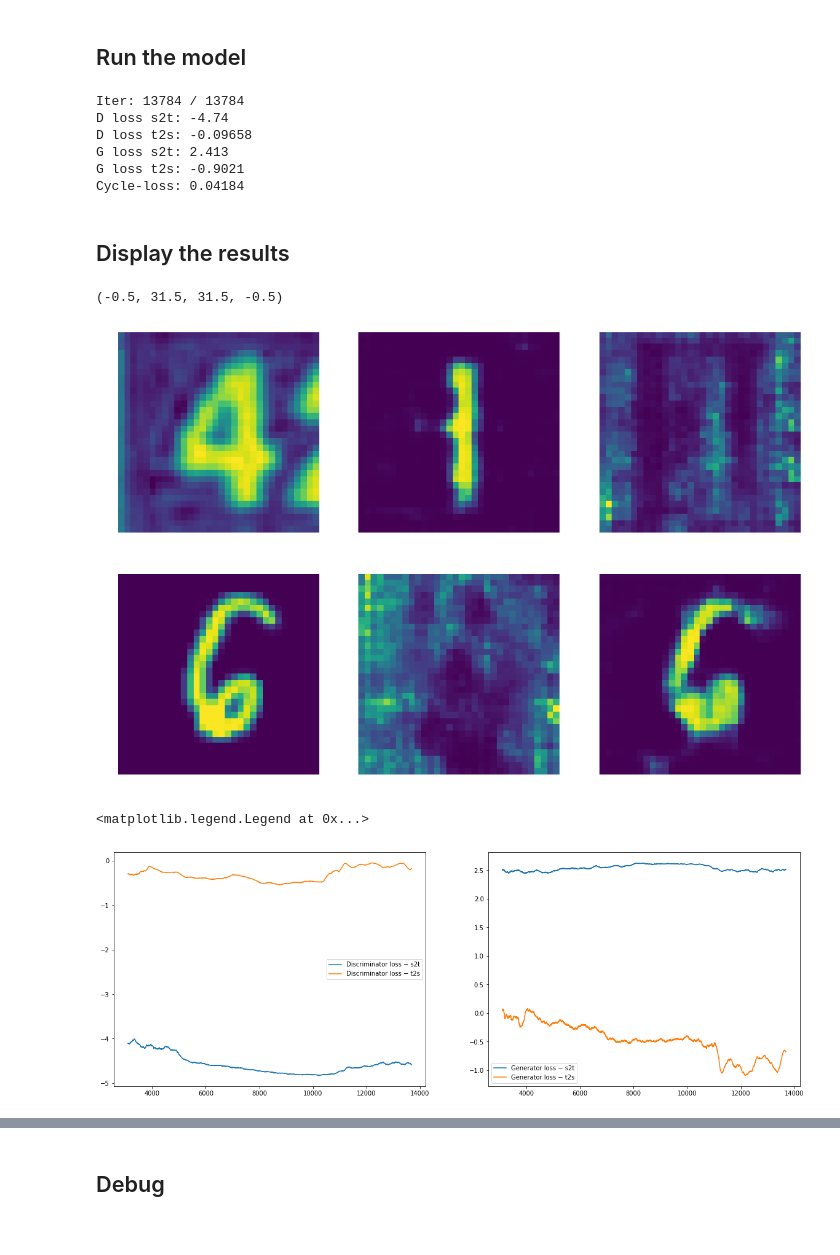
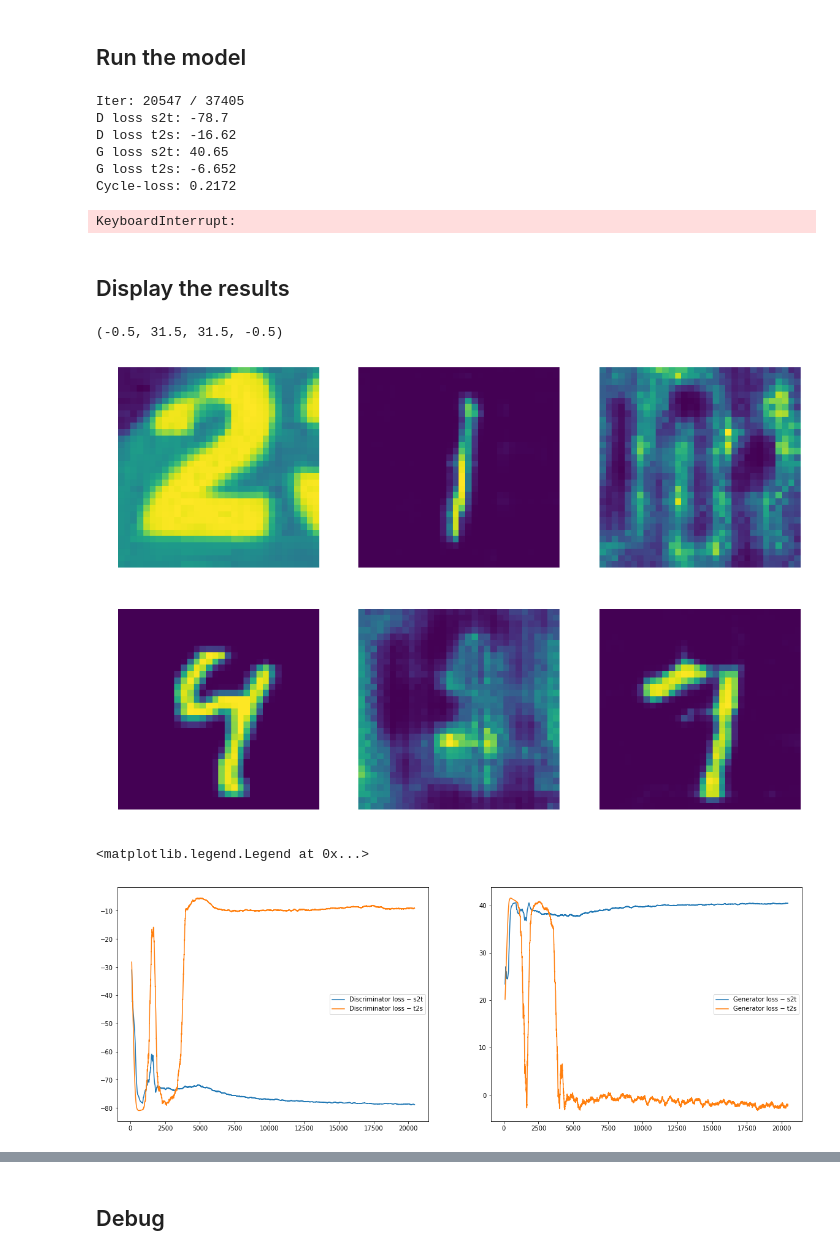
Before and after one commit to artix41/transfer-learning-algorithms, a Jupyter notebook: cycleGAN/svhn-mnist.ipynb, the cells around one changed output, grey strips where cells are left out. Drawn from its saved outputs; the diff is of its cells as text; code cells hidden in the pictures.

```diff
--- a/cycleGAN/svhn-mnist.ipynb
+++ b/cycleGAN/svhn-mnist.ipynb
@@ -331,7 +331,7 @@ clip_D_t2s = [p.assign(tf.clip_by_value(p, -0.1, 0.1)) for p in D_t2s_vars]
 # %% [markdown]
 ## Run the model
 # %%
-sess = tf.InteractiveSession()
+sess = tf.InteractiveSession(config=tf.ConfigProto(log_device_placement=False))
 # %%
 sess.run(tf.global_variables_initializer())
 D_s2t_loss_list = []
@@ -354,8 +354,8 @@ saver = tf.train.Saver()
 # %%
 ###!!!!! TODO : pretrain MNIST --> SVHN as an autoencoder !!!!! ###
 
-nb_iter = 1000
-nb_iter_d = 2
+nb_iter = 30000
+nb_iter_d = 5
 nb_iter_g = 1
 G_s2t_loss_curr = 0.001
 D_s2t_loss_curr = 0.001
@@ -436,12 +436,13 @@ for i in range(i, nb_iter+i):
 
 # summary_writer.flush()
 # %% [output]
-Iter: 13784 / 13784
-D loss s2t: -4.74
-D loss t2s: -0.09658
-G loss s2t: 2.413
-G loss t2s: -0.9021
-Cycle-loss: 0.04184
+Iter: 20547 / 37405
+D loss s2t: -78.7
+D loss t2s: -16.62
+G loss s2t: 40.65
+G loss t2s: -6.652
+Cycle-loss: 0.2172
+KeyboardInterrupt:
 # %% [markdown]
 ## Display the results
 # %%
@@ -458,38 +459,38 @@ plt.rcParams['figure.figsize'] = (15, 10)
 # plt.axes().set_aspect('equal', 'datalim')
 #plt.axis([-3,3,-3,3])
 
-index = 26
+index = 2
 plt.subplot(2,3,1)
 plt.imshow(X_svhn[index].reshape(32,32))
 plt.axis('off')
 
 plt.subplot(2,3,2)
 plt.imshow(X_source_trans[index].reshape(32,32))
 plt.axis('off')
 
 plt.subplot(2,3,3)
 plt.imshow(X_source_cyc[index].reshape(32,32))
 plt.axis('off')
 
 plt.subplot(2,3,4)
 plt.imshow(unnormalize(X_target[index].reshape(32,32)))
 plt.axis('off')
 
 plt.subplot(2,3,5)
 #plt.imshow(np.transpose(X_target_trans[index].reshape(3,32,32), (1,2,0)))
 plt.imshow(X_target_trans[index].reshape(32,32))
 plt.axis('off')
 
 plt.subplot(2,3,6)
 #plt.imshow(np.transpose(X_target_trans[index].reshape(3,32,32), (1,2,0)))
 plt.imshow(X_target_cyc[index].reshape(32,32))
 plt.axis('off')
 # %% [output]
 (-0.5, 31.5, 31.5, -0.5)
-[figure, old version]
+[figure, new version]
 # %%
 k = 100
-start = 3000
+start = 0
 def smooth(x_list):
     return np.array([1/(2*k) * np.sum([x_list[i+j] for j in range(-k, k)]) for i in range(k, len(x_list)-k)])
 
@@ -506,7 +507,7 @@ plt.plot(iter_list[k+start:-k], smooth(G_t2s_loss_list[start:]), label="Generato
 plt.legend()
 # %% [output]
 <matplotlib.legend.Legend at 0x...>
-[figure, old version]
+[figure, new version]
 # %%
 plt.plot(iter_list[k:-k], smooth(cyc_loss_list), label="Cycle loss")
 # %% [output]
```
Also changed, not shown: parts of 1 cell of this notebook.
